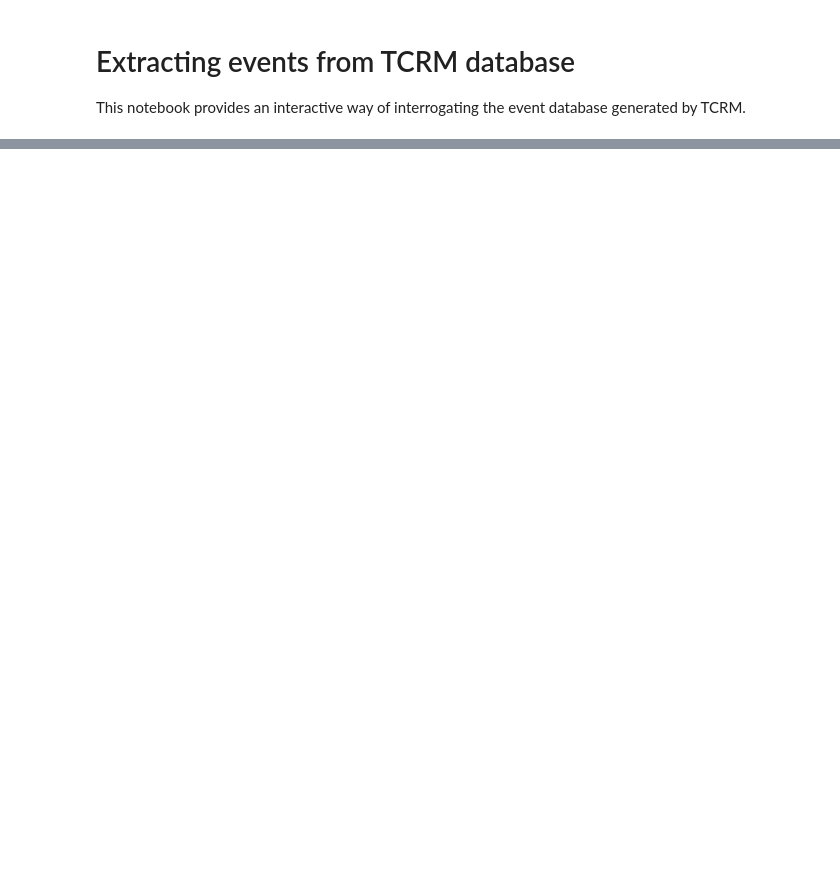
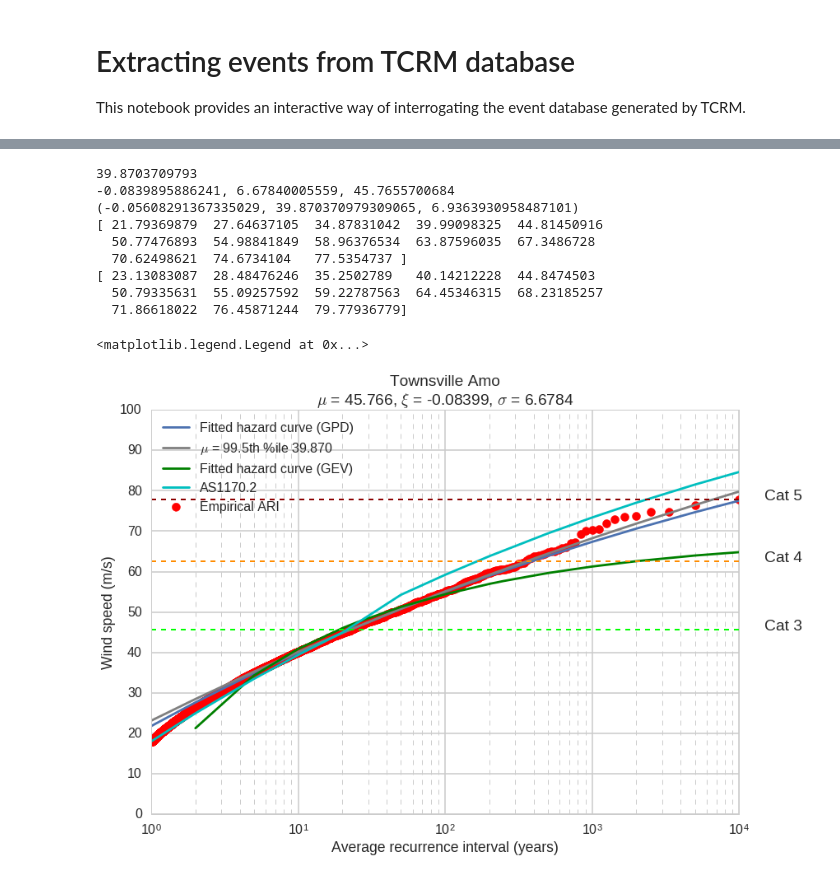
Before and after one commit to GeoscienceAustralia/tcrm, a Jupyter notebook: Extracting events from TCRM database.ipynb, the cells around one changed output, grey strips where cells are left out. Drawn from its saved outputs; the diff is of its cells as text; code cells hidden in the pictures; blank space fills up the shorter version.

Commit message:
Start tidying TCRM hazard curve notebooks

```diff
--- a/Extracting events from TCRM database.ipynb
+++ b/Extracting events from TCRM database.ipynb
@@ -32,11 +98,9 @@ sns.set_style("whitegrid")
 # %%
-configFile = "N:/climate_change/CHARS/B_Wind/data/derived/tc/v2test/v2test.201610261109.ini"
-#configFile = "C:/WorkSpace/data/tc/v2/tcrm2.0.ini"
 config = ConfigParser()
-config.read(configFile)
+config.readfp(io.BytesIO(configstr))
 numYears = config.getint('TrackGenerator', 'NumSimulations')
 
-db = database.HazardDatabase(configFile)
+db = database.HazardDatabase(configstr)
 locations = db.getLocations()
 locNameList = list(locations['locName'])
 # %%
@@ -386,7 +457,7 @@ for loc in locNameList:
     ax1.legend(loc=2)
     plt.savefig()
 # %%
-locName = "Darwin Airport"
+locName = "Townsville Amo"
 locId = locations['locId'][locNameList.index(locName)]
 rp = np.array([1, 2, 5, 10, 20, 50, 100, 200, 500, 1000, 2000, 5000, 10000])
 recs = database.locationRecords(db, locId)
@@ -416,31 +487,43 @@ print("{0}, {1}, {2}".format(xi, sigma, mu))
 print(gpd)
 print(rval)
 print(rval2)
 emprp = empiricalReturnPeriod(data)
 sortedmax = np.sort(data)
 fig, ax1 = plt.subplots(1, 1)
 ax1.semilogx(rp, rval, label="Fitted hazard curve (GPD)")
-ax1.semilogx(rp, rval2 , label=r"$\mu$ = {0}".format(max(data)/2), color='0.5')
+ax1.semilogx(rp, rval2 , label=r"$\mu$ = 99.5th %ile ({0:.3f})".format(thresh), color='0.5')
 ax1.semilogx(rprecs['returnPeriod'], rprecs['wspd'], label="Fitted hazard curve (GEV)", color='g')
 ax1.semilogx(rp, stdrlevs, label="AS1170.2", color='c')
 ax1.scatter(emprp[emprp > 1], sortedmax[emprp > 1], s=100,
                 color='r', label="Empirical ARI")
 
 title_str = (locName   + "\n" +
              r"$\mu$ = {0:.3f}, $\xi$ = {1:.5f}, $\sigma$ = {2:.4f}".
              format(mu, xi, sigma))
 ax1.set_title(title_str)
 ax1.set_ylim((0, 100))
 ax1.set_yticks(np.arange(0, 101, 10))
 ax1.set_xlim((1, 10000))
 ax1.set_ylabel('Wind speed (m/s)')
 ax1.set_xlabel('Average recurrence interval (years)')
 ax1.grid(which='major', linestyle='-')
 ax1.grid(which='minor', linestyle='--', linewidth=1)
 ax1.axhline(45.6, c='lime', linestyle='--', linewidth=2)#, label='Cat 3')
 ax1.axhline(62.5, c='darkorange', linestyle='--', linewidth=2)#, label='Cat 4')
 ax1.axhline(77.8, c='darkred', linestyle='--', linewidth=2)#, label='Cat 5')
 ax1.text(20000, 45.6, 'Cat 3', ha='center')
 ax1.text(20000, 62.5, 'Cat 4', ha='center')
 ax1.text(20000, 77.8, 'Cat 5', ha='center')
 ax1.legend(loc=2)
+# %% [output]
+39.8703709793
+-0.0839895886241, 6.67840005559, 45.7655700684
+(-0.05608291367335029, 39.870370979309065, 6.9363930958487101)
+[ 21.79369879  27.64637105  34.87831042  39.99098325  44.81450916
+  50.77476893  54.98841849  58.96376534  63.87596035  67.3486728
+  70.62498621  74.6734104   77.5354737 ]
+[ 23.13083087  28.48476246  35.2502789   40.14212228  44.8474503
+  50.79335631  55.09257592  59.22787563  64.45346315  68.23185257
+  71.86618022  76.45871244  79.77936779]
+<matplotlib.legend.Legend at 0x...>
+[figure, added]
```
Also changed, not shown: parts of 8 cells of this notebook, 1 other file.
